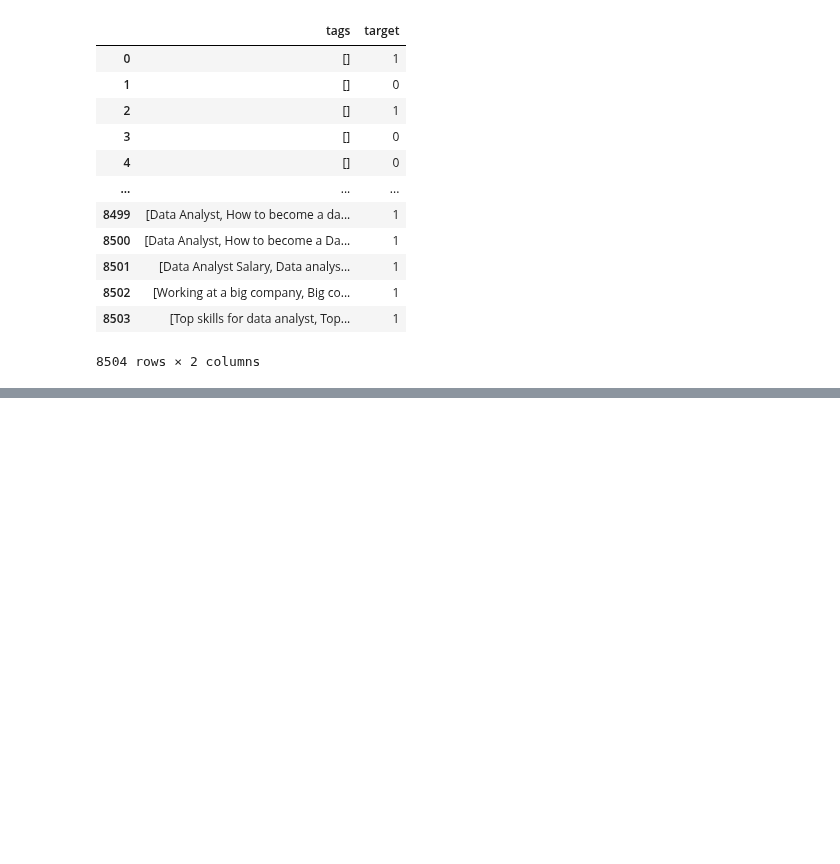
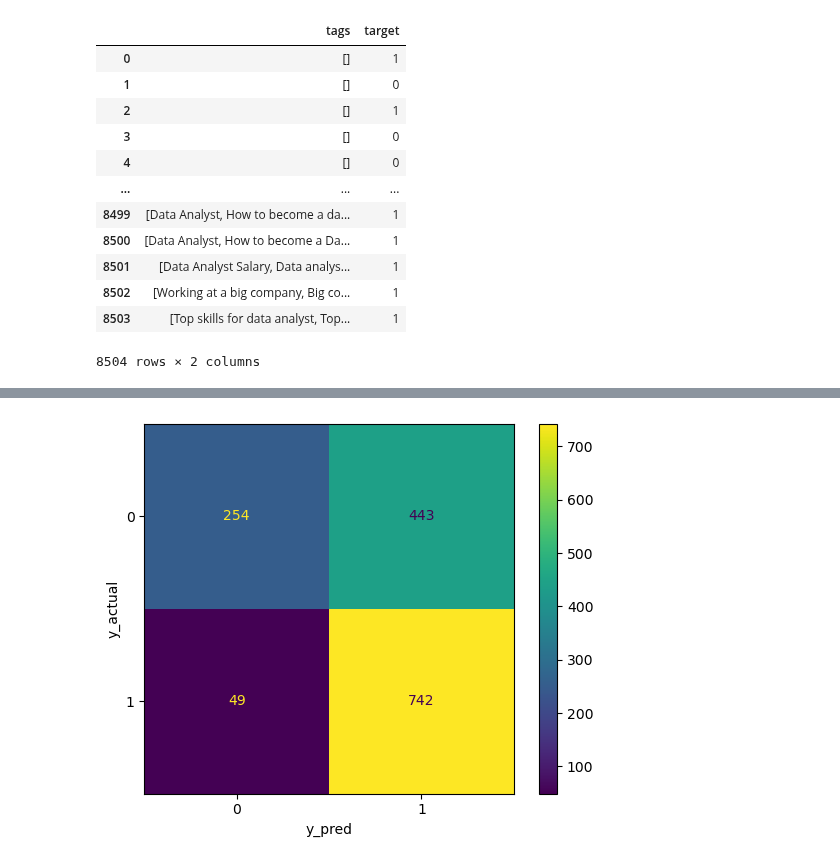
Before and after one commit to LHide14/YouTube-Analytics, a Jupyter notebook: nlp_tags_model.ipynb, the cells around one changed output, grey strips where cells are left out. Saved outputs shown, nothing was run; the diff lists cells and outputs as text; code cells hidden in the pictures; blank space fills up the shorter version.

Commit message:
completed modelling and threshold tuning for tags column

```diff
--- a/nlp_tags_model.ipynb
+++ b/nlp_tags_model.ipynb
@@ -64,4 +116,0 @@ len(unique_tags)
-# %%
-# create empty columns of all unique tags
-for tag in unique_tags:
-    df_tags[tag] = df_tags['tags'].apply(lambda x: 1 if tag in x else 0)
@@ -67,0 +119,7 @@ for tag in unique_tags:
+# %%
+# features
+X = df_tags.drop(columns=['tags', 'target'])
+# target
+y = df_tags['target']
+
+X_train, X_test, y_train, y_test = train_test_split(X, y, test_size=0.2, random_state=21)
@@ -67,0 +136,4 @@ for tag in unique_tags:
+# %%
+# create logistic regression object and fit it with training data
+logreg = LogisticRegression()
+logreg.fit(X_train, y_train)
@@ -67,0 +182,6 @@ for tag in unique_tags:
+# %%
+# create a df with the test data, probabilities, and predictions based on the threshold
+df_test = X_test.copy()
+df_test[['prob_0', 'prob_1']] = logreg.predict_proba(X_test)
+df_test['y_pred'] = np.where(df_test['prob_1']>.3, 1, 0)
+df_test['y_actual'] = y_test.copy()
@@ -67,0 +236,8 @@ for tag in unique_tags:
+# %%
+# visualize the confusion matrix
+metrics.ConfusionMatrixDisplay(metrics.confusion_matrix(y_test, df_test['y_pred'])).plot()
+plt.xlabel('y_pred')
+plt.ylabel('y_actual')
+plt.show()
+# %% [output]
+[figure, added]
```
Also changed, not shown: parts of 27 cells of this notebook.
